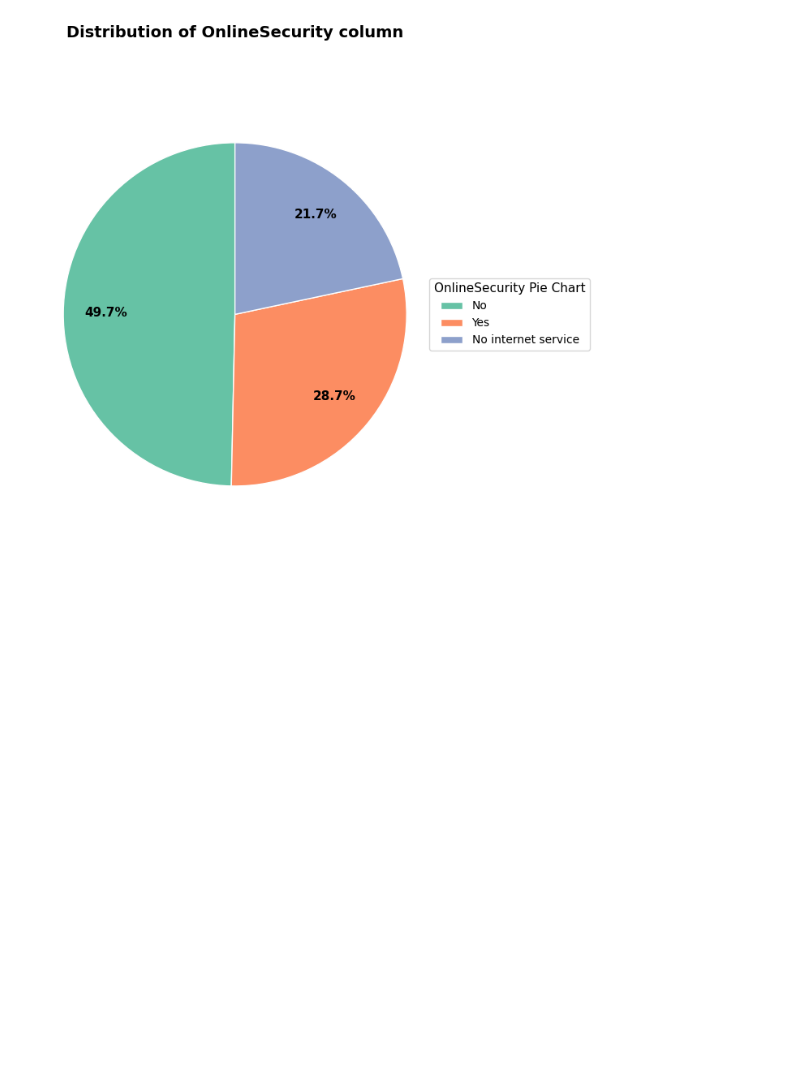
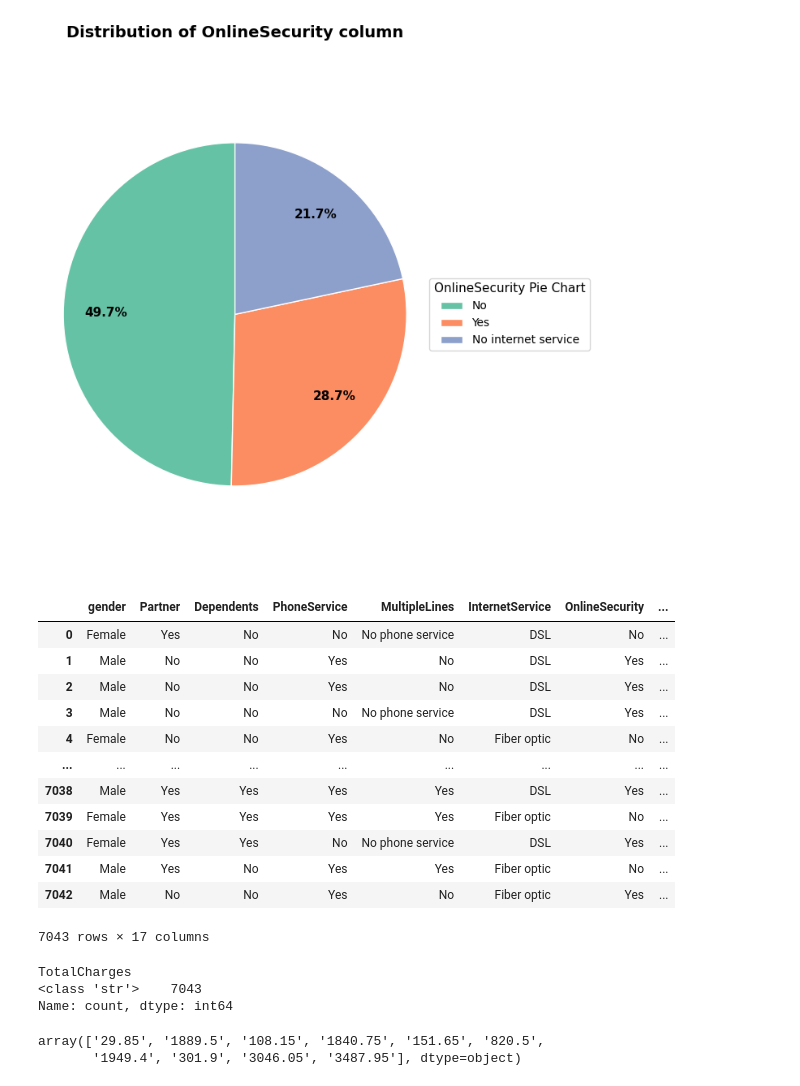
Before and after one commit to kamijoseph/End-to-End-Customer-Churn, a Jupyter notebook: research/main.ipynb, the cells around one changed output. Saved outputs shown, nothing was run; the diff lists cells and outputs as text; code cells hidden in the pictures; blank space fills up the shorter version.

```diff
--- a/research/main.ipynb
+++ b/research/main.ipynb
@@ -130,6 +130,12 @@ num_features = data.select_dtypes(include="number")
 num_features.columns.tolist()
 # %% [output]
 ['SeniorCitizen', 'tenure', 'MonthlyCharges']
+# %%
+data["TotalCharges"] = (
+    data["TotalCharges"]
+    .str.strip()
+    .pipe(pd.to_numeric, errors="coerce")
+)
 # %%
 # cat features
 cat_features  = data.select_dtypes(exclude="number")
@@ -249,3 +231,31 @@ def plot_piechart(data, column):
 plot_piechart(data, "OnlineSecurity")
 # %% [output]
 [figure]
+# %%
+cat_features = data.select_dtypes(exclude="number")
+cat_features
+# %% [output]
+|  | gender | Partner | Dependents | PhoneService | MultipleLines | InternetService | OnlineSecurity | ... |
+| 0 | Female | Yes | No | No | No phone service | DSL | No | ... |
+| 1 | Male | No | No | Yes | No | DSL | Yes | ... |
+| 2 | Male | No | No | Yes | No | DSL | Yes | ... |
+| 3 | Male | No | No | No | No phone service | DSL | Yes | ... |
+| 4 | Female | No | No | Yes | No | Fiber optic | No | ... |
+| ... | ... | ... | ... | ... | ... | ... | ... | ... |
+| 7038 | Male | Yes | Yes | Yes | Yes | DSL | Yes | ... |
+| 7039 | Female | Yes | Yes | Yes | Yes | Fiber optic | No | ... |
+| 7040 | Female | Yes | Yes | No | No phone service | DSL | Yes | ... |
+| 7041 | Male | Yes | No | Yes | Yes | Fiber optic | No | ... |
+| 7042 | Male | No | No | Yes | No | Fiber optic | Yes | ... |
+7043 rows × 17 columns
+# %%
+data["TotalCharges"].map(type).value_counts()
+# %% [output]
+TotalCharges
+<class 'str'>    7043
+Name: count, dtype: int64
+# %%
+data["TotalCharges"].unique()[:10]
+# %% [output]
+array(['29.85', '1889.5', '108.15', '1840.75', '151.65', '820.5',
+       '1949.4', '301.9', '3046.05', '3487.95'], dtype=object)
```
Also changed, not shown: parts of 9 cells of this notebook.
